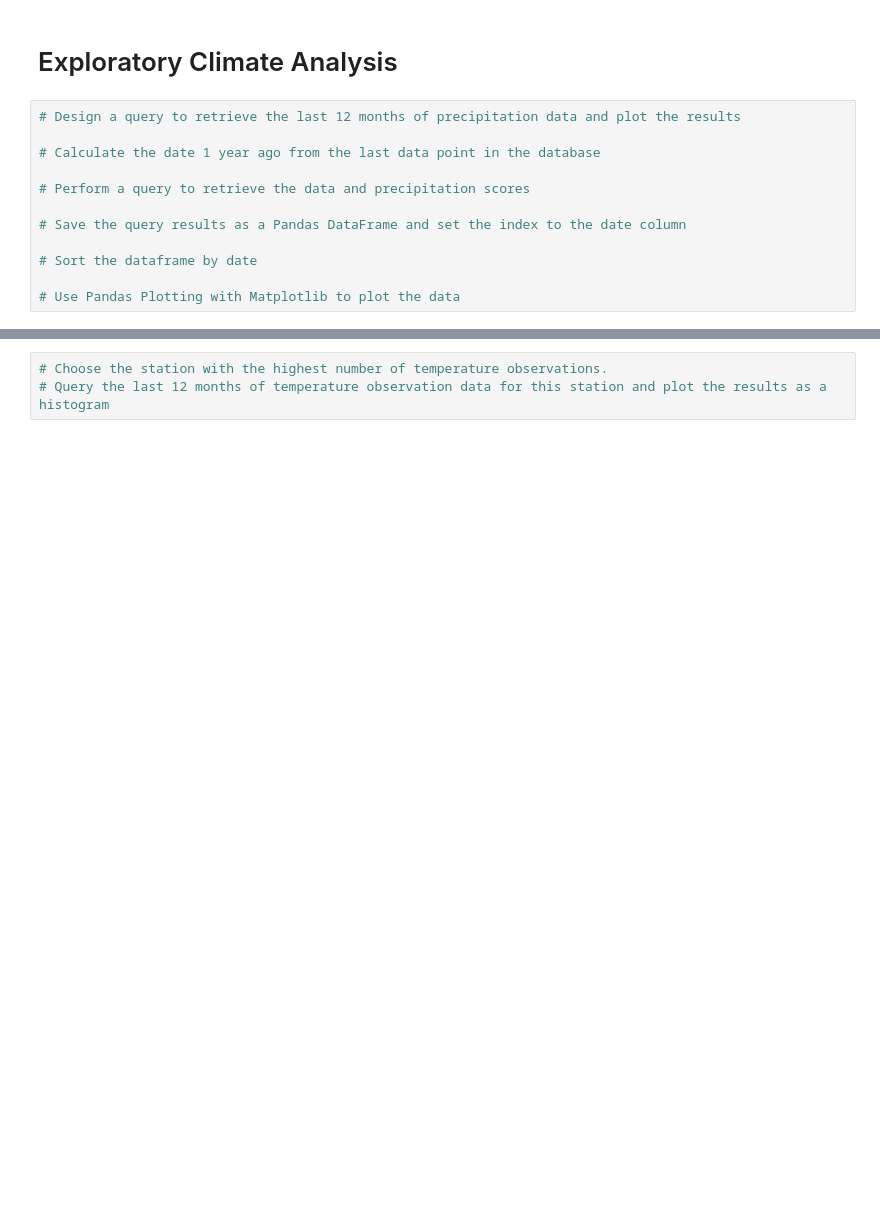
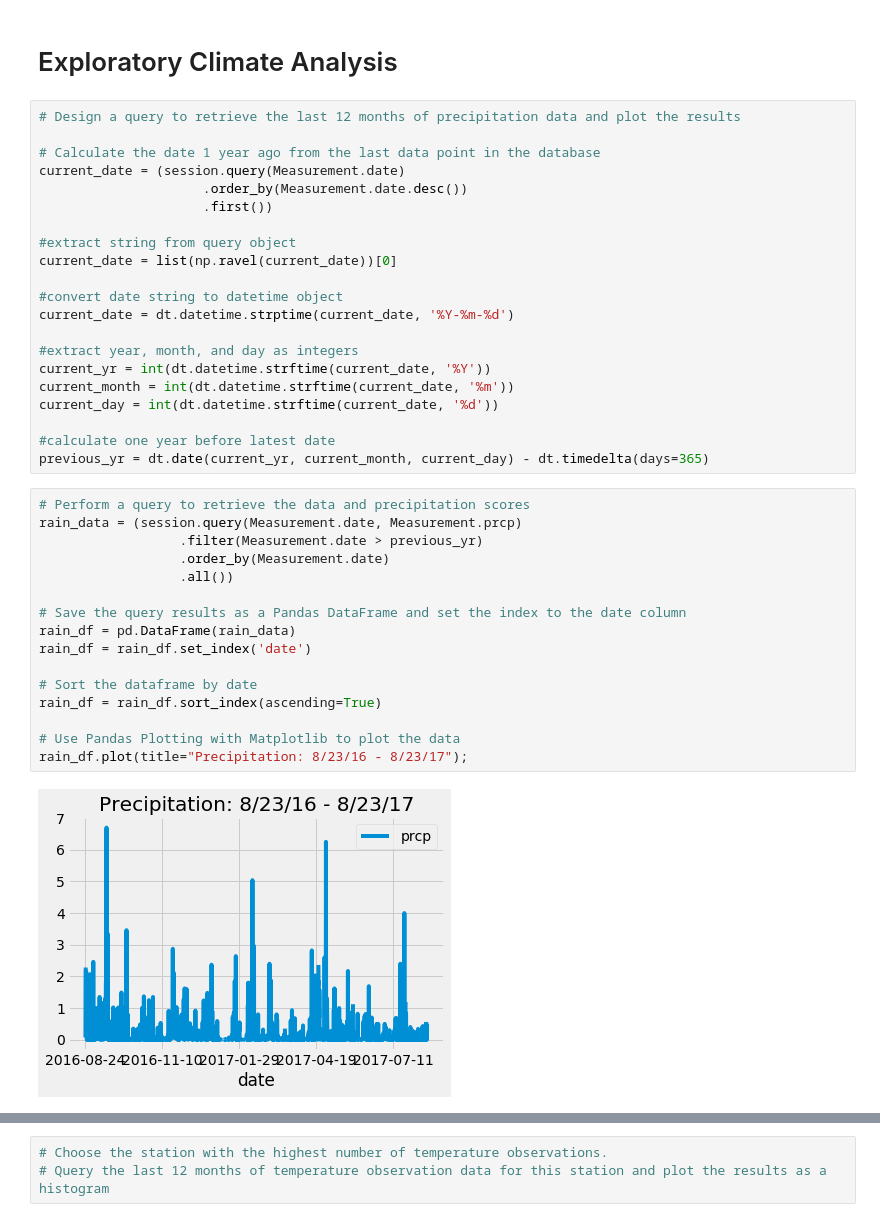
Before and after one commit to JPHebert32/Climate-API, a Jupyter notebook: Surfs_Up.ipynb, the cells around one changed output, grey strips where cells are left out. Drawn from its saved outputs; the diff is of its cells as text; blank space fills up the shorter version.

```diff
--- a/Surfs_Up.ipynb
+++ b/Surfs_Up.ipynb
@@ -57,17 +38,44 @@ tobs FLOAT
 session = Session(engine)
 # %% [markdown]
 # Exploratory Climate Analysis
+# %%
+# Design a query to retrieve the last 12 months of precipitation data and plot the results
+
+# Calculate the date 1 year ago from the last data point in the database
+current_date = (session.query(Measurement.date)
+                     .order_by(Measurement.date.desc())
+                     .first())
+
+#extract string from query object
+current_date = list(np.ravel(current_date))[0]
+
+#convert date string to datetime object
+current_date = dt.datetime.strptime(current_date, '%Y-%m-%d')
+
+#extract year, month, and day as integers
+current_yr = int(dt.datetime.strftime(current_date, '%Y'))
+current_month = int(dt.datetime.strftime(current_date, '%m'))
+current_day = int(dt.datetime.strftime(current_date, '%d'))
+
+#calculate one year before latest date
+previous_yr = dt.date(current_yr, current_month, current_day) - dt.timedelta(days=365)
 # %%
-# Design a query to retrieve the last 12 months of precipitation data and plot the results
-
-# Calculate the date 1 year ago from the last data point in the database
-
 # Perform a query to retrieve the data and precipitation scores
+rain_data = (session.query(Measurement.date, Measurement.prcp)
+                  .filter(Measurement.date > previous_yr)
+                  .order_by(Measurement.date)
+                  .all())
 
 # Save the query results as a Pandas DataFrame and set the index to the date column
+rain_df = pd.DataFrame(rain_data)
+rain_df = rain_df.set_index('date')
 
 # Sort the dataframe by date
+rain_df = rain_df.sort_index(ascending=True)
 
 # Use Pandas Plotting with Matplotlib to plot the data
+rain_df.plot(title="Precipitation: 8/23/16 - 8/23/17");
+# %% [output]
+[figure, added]
 # %%
 # Use Pandas to calcualte the summary statistics for the precipitation data
```
Also changed, not shown: parts of 10 cells of this notebook, 1 other file.
